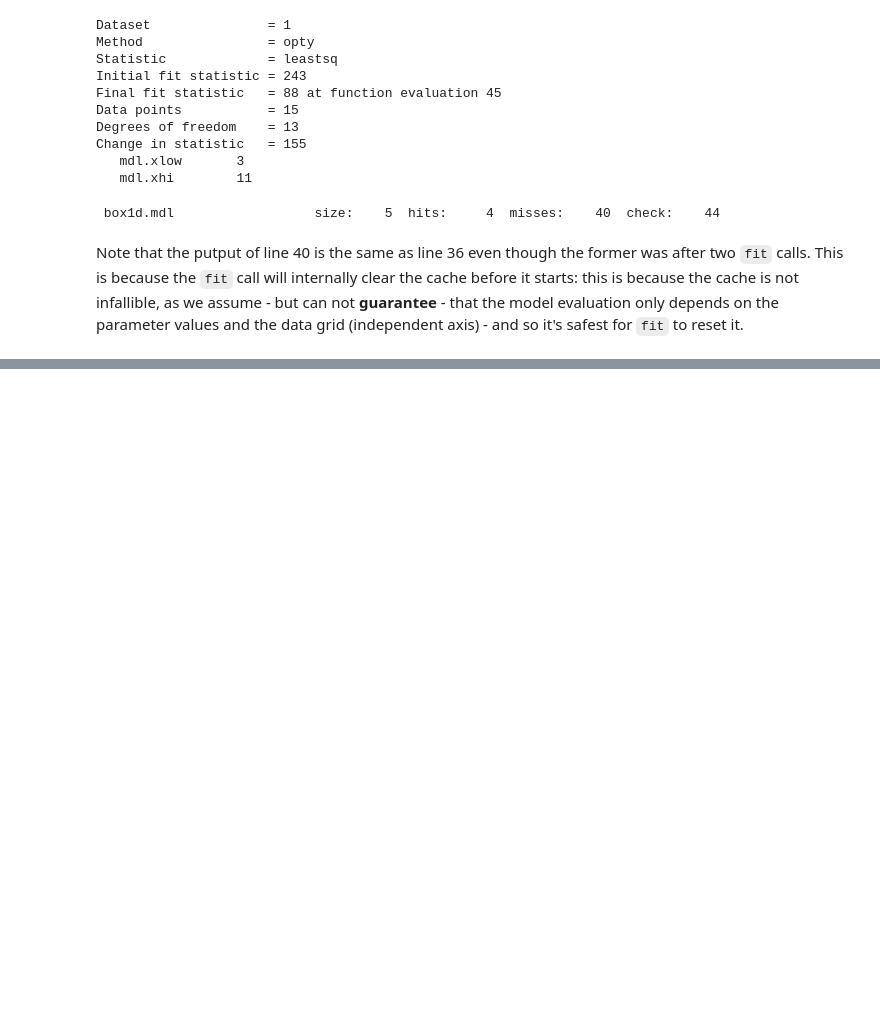
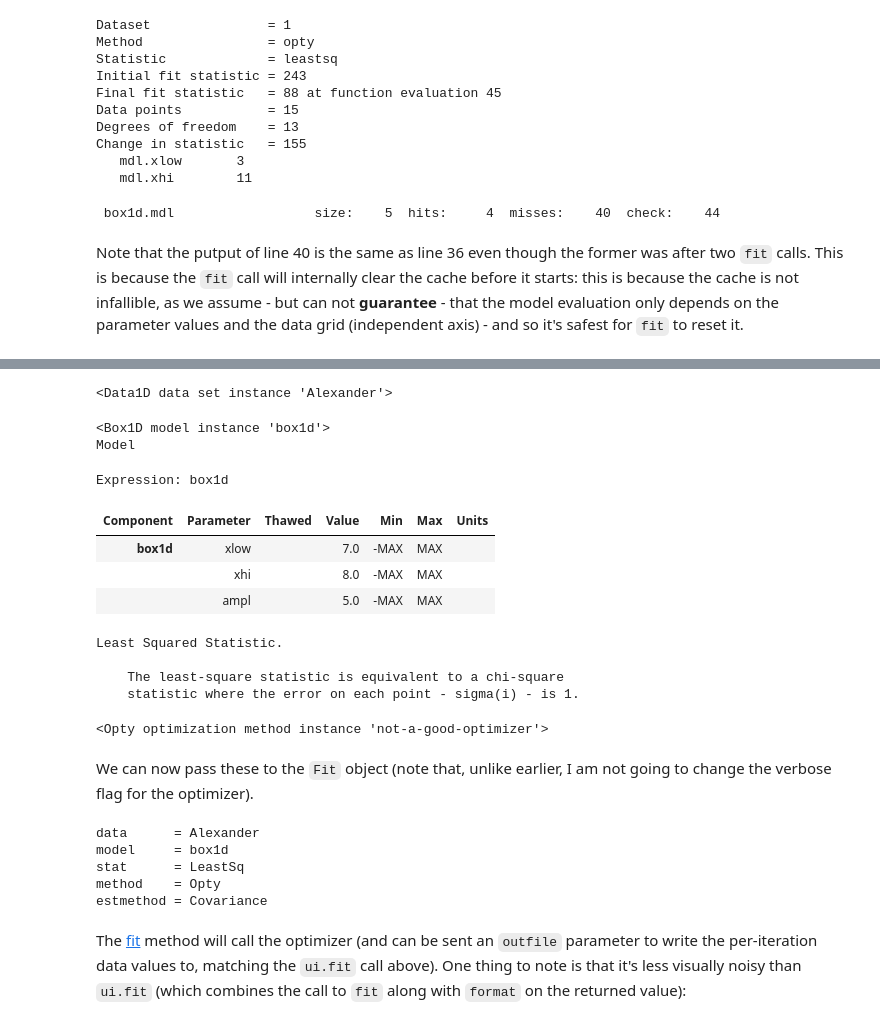
Before and after one commit to DougBurke/sherpa-standalone-notebooks, a Jupyter notebook: Optimization Example.ipynb, the cells around one changed output, grey strips where cells are left out. Cells and saved outputs as stored; diff of their text form; code cells hidden in the pictures; blank space fills up the shorter version.

Commit message:
Add a do-it-manually section to the optimization example

```diff
--- a/Optimization Example.ipynb
+++ b/Optimization Example.ipynb
@@ -612,0 +633,69 @@ Note that the putput of line 40 is the same as line 36 even though the former wa
+# %%
+from sherpa.data import Data1D
+
+x = [1, 2, 3, 4, 5, 6, 7, 8, 9, 10, 11, 12, 13, 14, 15]
+y = [0, 0, 5, 3, 4, 6, 5, 4, 3, 5, 7, 0, 8, 3, 0]
+d = Data1D('Alexander', x, y)
+
+# Let the magic of Jupyter display the data.
+d
+# %% [output]
+<Data1D data set instance 'Alexander'>
+# %%
+from sherpa.models.basic import Box1D
+
+m = Box1D()
+m.ampl = 5
+m.ampl.freeze()
+
+m.xlow = 7
+m.xhi = 8
+
+# The Jupyter magic here is a bit less visually impressive.
+m
+# %% [output]
+<Box1D model instance 'box1d'>
+Model
+Expression: box1d
+| Component | Parameter | Thawed | Value | Min | Max | Units |
+| box1d | xlow |  | 7.0 | -MAX | MAX |  |
+|  | xhi |  | 8.0 | -MAX | MAX |  |
+|  | ampl |  | 5.0 | -MAX | MAX |  |
+# %%
+from sherpa.stats import LeastSq
+
+stat = LeastSq()
+
+# Hmmm, not quite as useful!
+stat
+# %% [output]
+Least Squared Statistic.
+
+    The least-square statistic is equivalent to a chi-square
+    statistic where the error on each point - sigma(i) - is 1.
+# %%
+# We already have an optimizer object, but let's create a new one
+
+opt = Opty(name="not-a-good-optimizer")
+
+# It's really hard to get a good visual impression of an optimizing function!
+opt
+# %% [output]
+<Opty optimization method instance 'not-a-good-optimizer'>
+# %% [markdown]
+We can now pass these to the `Fit` object (note that, unlike earlier, I am not going to change the verbose flag for the optimizer).
+# %%
+from sherpa.fit import Fit
+
+f = Fit(d, m, stat=stat, method=opt)
+
+# The Fit object doesn't have a good "Jupyter" display, so we stick with print.
+print(f)
+# %% [output]
+data      = Alexander
+model     = box1d
+stat      = LeastSq
+method    = Opty
+estmethod = Covariance
+# %% [markdown]
+The [fit](https://sherpa.readthedocs.io/en/4.16.1/fit/api/sherpa.fit.Fit.html#sherpa.fit.Fit.fit) method will call the optimizer (and can be sent an `outfile` parameter to write the per-iteration data values to, matching the `ui.fit` call above). One thing to note is that it's less visually noisy than `ui.fit` (which combines the call to `fit` along with `format` on the returned value):
```
Also changed, not shown: parts of 15 cells of this notebook.
